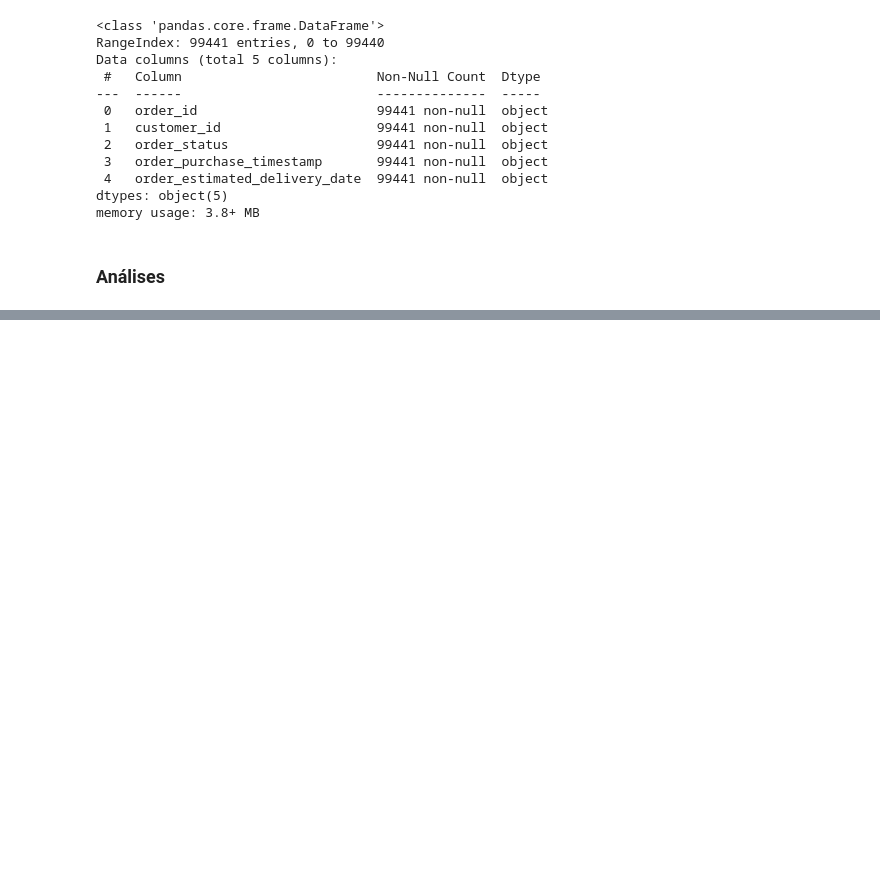
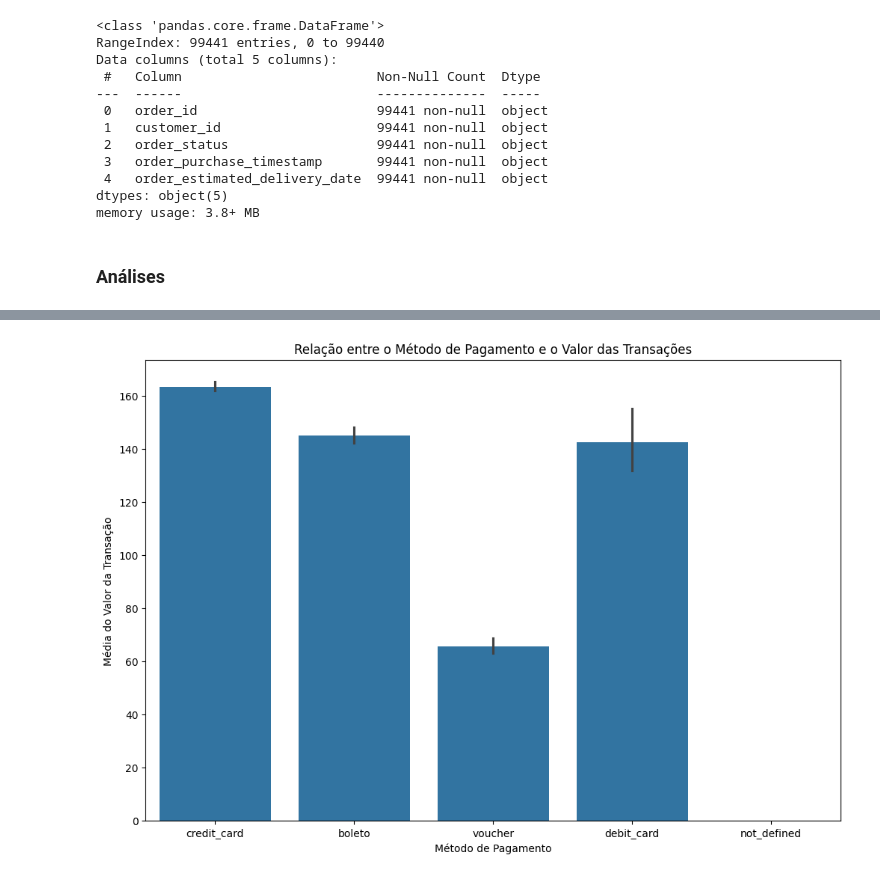
Before and after one commit to reprograma/on26-python-s14-analise-de-dados, a Jupyter notebook: exercicios/para-casa/analise_exploratoria.ipynb, the cells around one changed output, grey strips where cells are left out. Drawn from its saved outputs; the diff is of its cells as text; code cells hidden in the pictures; blank space fills up the shorter version.

```diff
--- a/exercicios/para-casa/analise_exploratoria.ipynb
+++ b/exercicios/para-casa/analise_exploratoria.ipynb
@@ -233,0 +292,11 @@ memory usage: 3.8+ MB
+# %%
+# Há alguma relação entre o método de pagamento e o valor das transações?
+plt.figure(figsize=(12, 8))
+sns.barplot(x='payment_type', y='payment_value', data=df_pagamento)
+plt.xlabel('Método de Pagamento')
+plt.ylabel('Média do Valor da Transação')
+plt.title('Relação entre o Método de Pagamento e o Valor das Transações')
+plt.show()
+#r= Apesar da diferença não ser muita, dá para notar que quando o valor é mais alto a tendência é usar o crédito.
+# %% [output]
+[figure, added]
```
Also changed, not shown: parts of 12 cells of this notebook, 12 other files.
